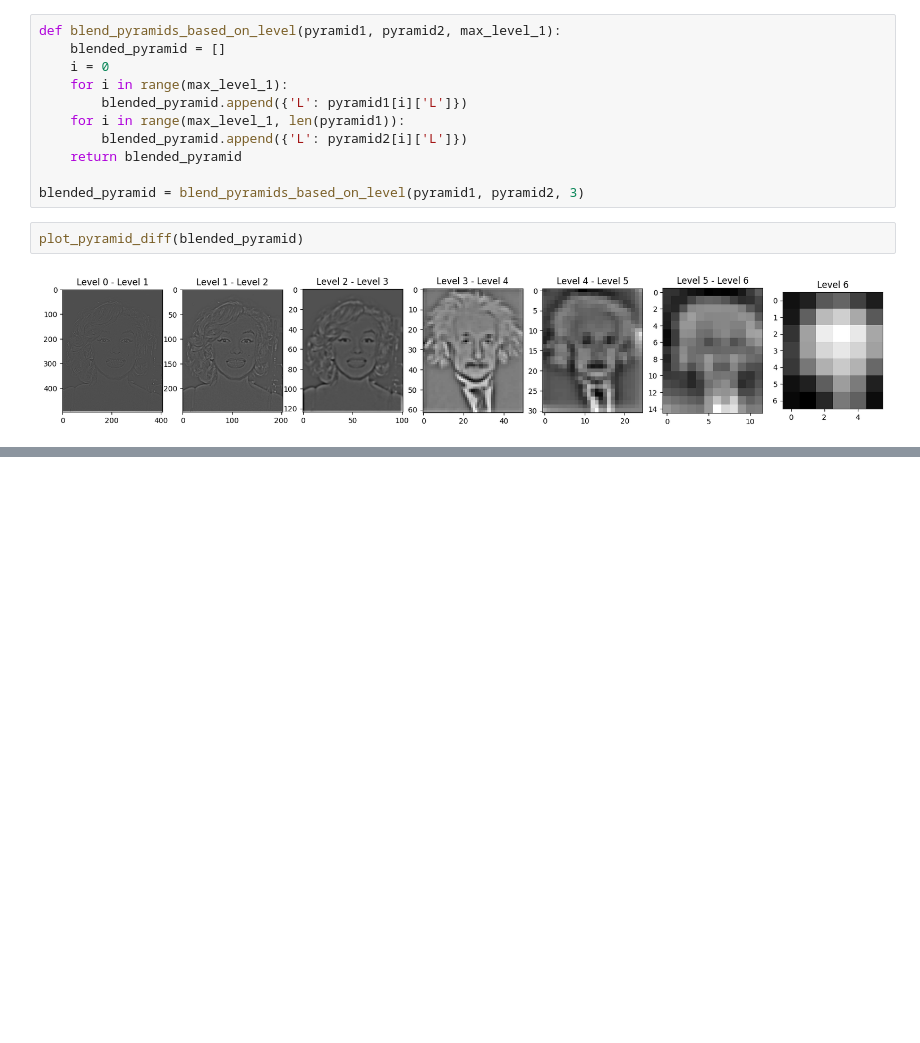
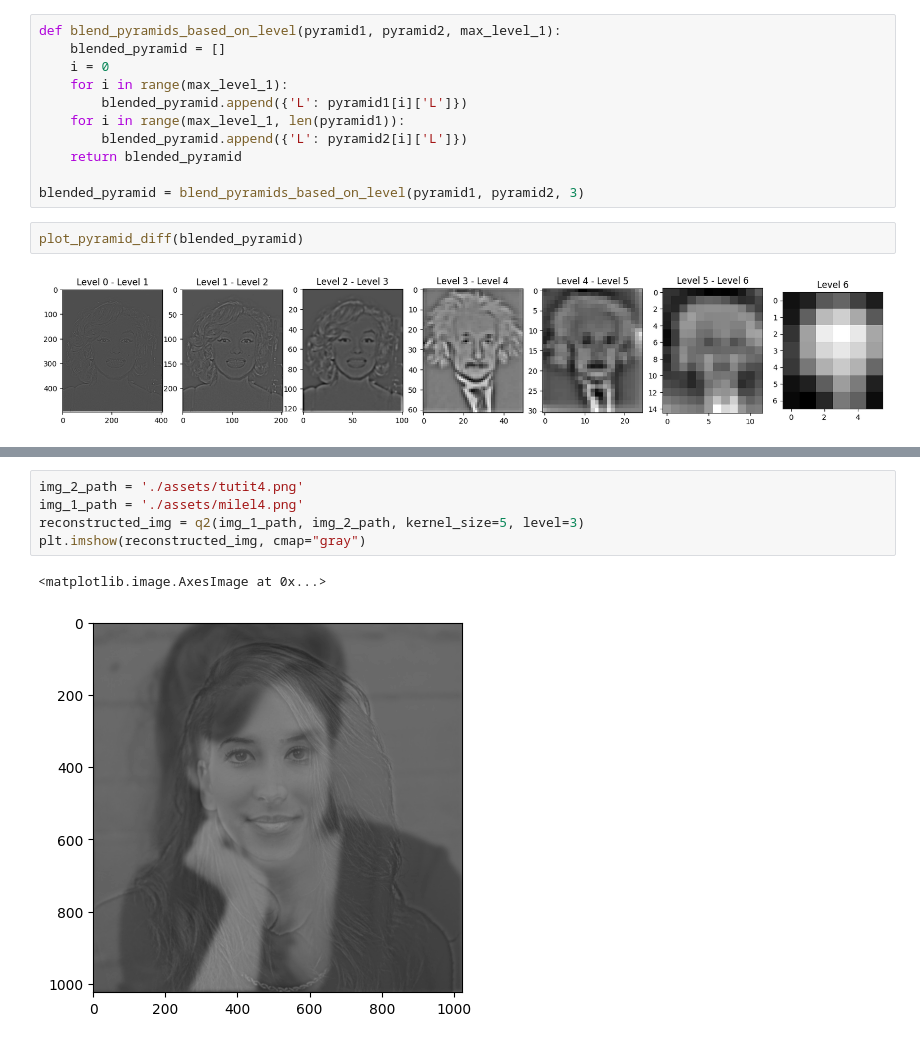
Before and after one commit to Hadartalisr/ImageProcessing, a Jupyter notebook: Ex3/ex3_2.ipynb, the cells around one changed output, grey strips where cells are left out. Saved outputs shown, nothing was run; the diff lists cells and outputs as text; blank space fills up the shorter version.

```diff
--- a/Ex3/ex3_2.ipynb
+++ b/Ex3/ex3_2.ipynb
@@ -334,0 +306,8 @@ plt.imshow(reconstructed_img, cmap="gray")
+# %%
+img_2_path = './assets/tutit4.png'
+img_1_path = './assets/milel4.png'
+reconstructed_img = q2(img_1_path, img_2_path, kernel_size=5, level=3)
+plt.imshow(reconstructed_img, cmap="gray")
+# %% [output]
+<matplotlib.image.AxesImage at 0x...>
+[figure, added]
```
Also changed, not shown: parts of 15 cells of this notebook, 2 other files.
